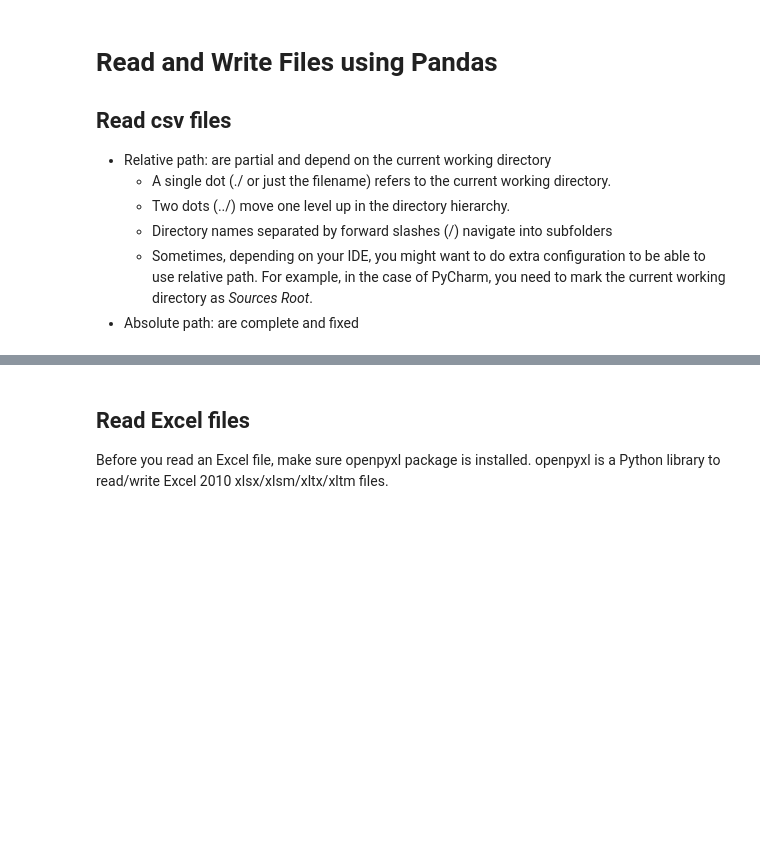
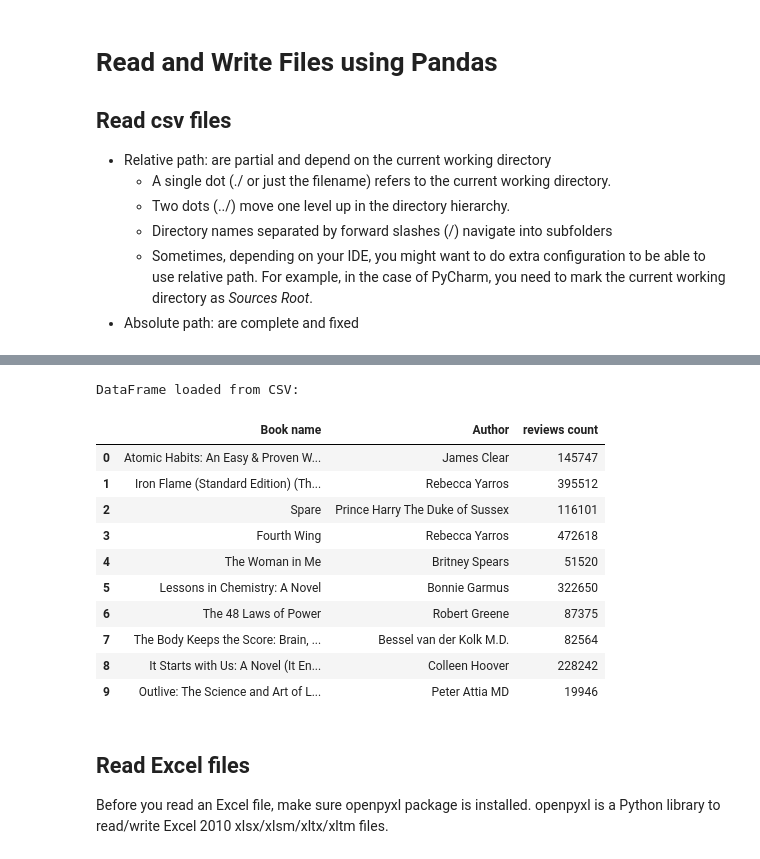
Before and after one commit to jieshu-wang-SBU/EST389_371_2026_spring, a Jupyter notebook: lectures/04-essential_packages/04-07_reading_and_writing_files_using_pandas.ipynb, the cells around one changed output, grey strips where cells are left out. Drawn from its saved outputs; the diff is of its cells as text; code cells hidden in the pictures; blank space fills up the shorter version.

```diff
--- a/lectures/04-essential_packages/04-07_reading_and_writing_files_using_pandas.ipynb
+++ b/lectures/04-essential_packages/04-07_reading_and_writing_files_using_pandas.ipynb
@@ -19,17 +27,30 @@ best_selling_books.head()
 # %%
 # Some of the parameters you can pass
 
 best_selling_books = pd.read_csv('data/data_reading_path/best_selling_books_2023_2025.csv',
                                  # usecols: Subset of columns to select
                                  usecols=['Book name','Author','reviews count'],
                                  # dtype: dtype or dictionary of dtypes
                                  dtype={'Book name': str, 'reviews count': int},
                                  # nrows: number of rows to read. I would read a small chunk just to inspect data if the file is large
                                  nrows=10,
                                  )
 
 print("DataFrame loaded from CSV:\n")
-best_selling_books.head()
+best_selling_books
+# %% [output]
+DataFrame loaded from CSV:
+|  | Book name | Author | reviews count |
+| 0 | Atomic Habits: An Easy & Proven W... | James Clear | 145747 |
+| 1 | Iron Flame (Standard Edition) (Th... | Rebecca Yarros | 395512 |
+| 2 | Spare | Prince Harry The Duke of Sussex | 116101 |
+| 3 | Fourth Wing | Rebecca Yarros | 472618 |
+| 4 | The Woman in Me | Britney Spears | 51520 |
+| 5 | Lessons in Chemistry: A Novel | Bonnie Garmus | 322650 |
+| 6 | The 48 Laws of Power | Robert Greene | 87375 |
+| 7 | The Body Keeps the Score: Brain, ... | Bessel van der Kolk M.D. | 82564 |
+| 8 | It Starts with Us: A Novel (It En... | Colleen Hoover | 228242 |
+| 9 | Outlive: The Science and Art of L... | Peter Attia MD | 19946 |
 # %% [markdown]
 ## Read Excel files
 
```
Also changed, not shown: parts of 7 cells of this notebook, 1 other file.
